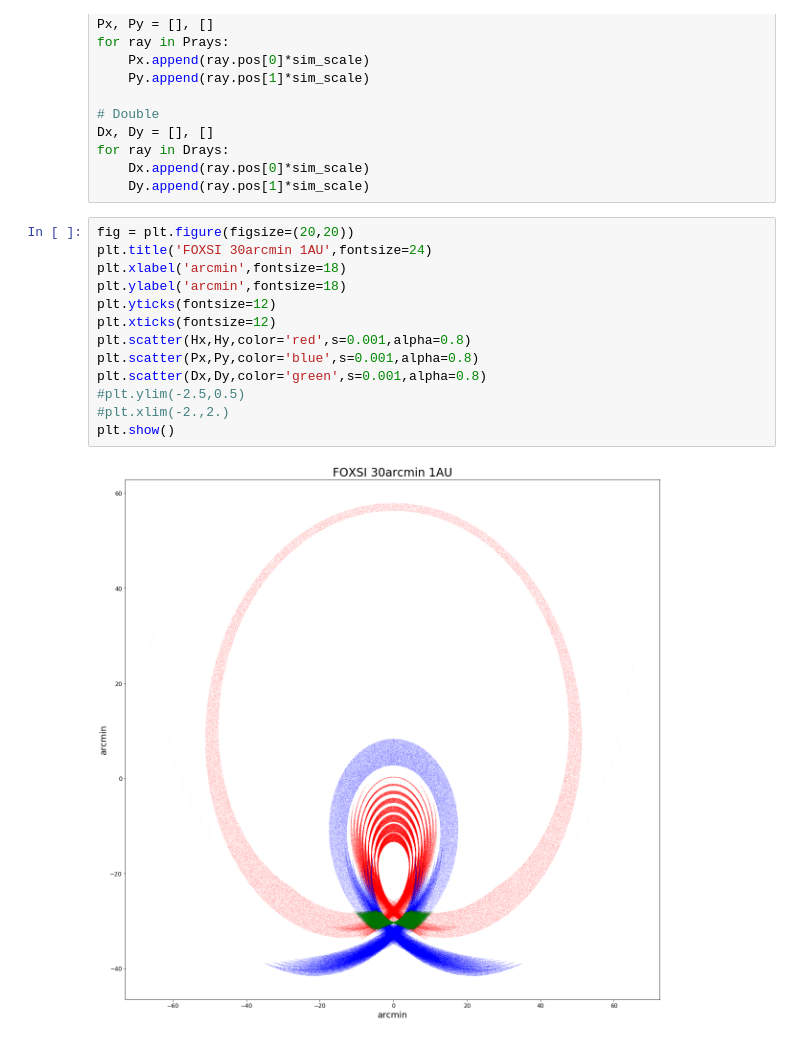
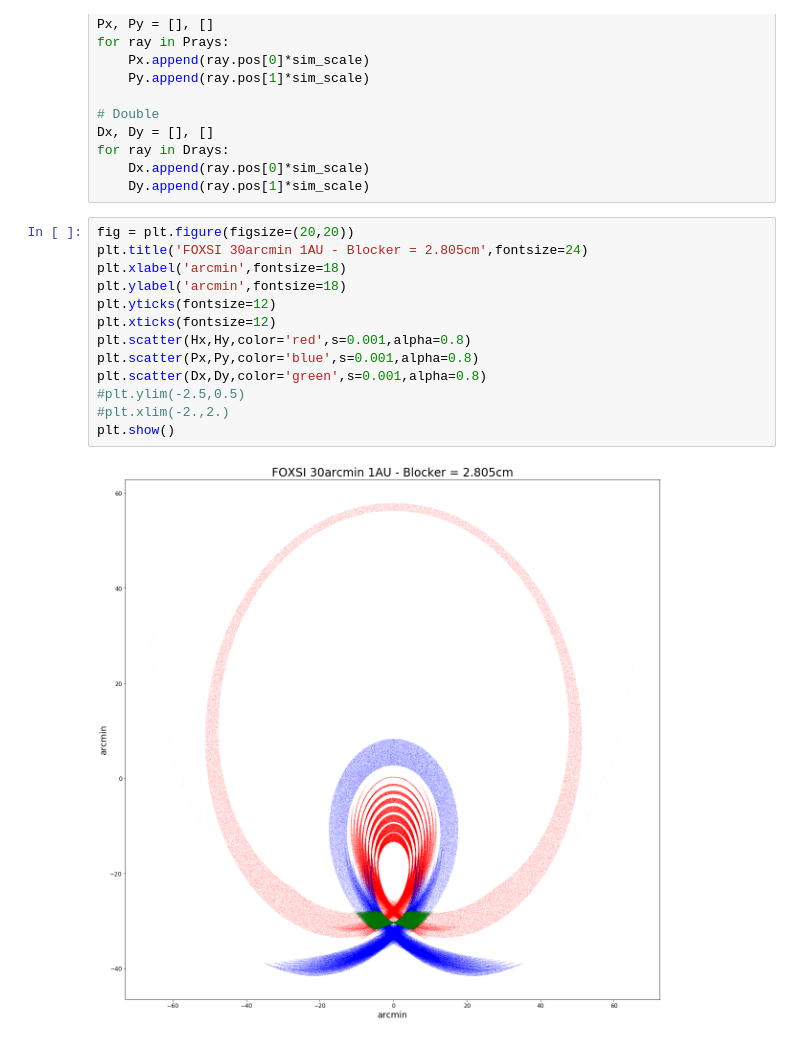
Before and after one commit to pymilo/Milo_RayTracing, a Jupyter notebook: Notebooks/Inner_Blocker_Size_10Shell_1AU.ipynb, the cells around one changed output. Cells and saved outputs as stored; diff of their text form.

```diff
--- a/Notebooks/Inner_Blocker_Size_10Shell_1AU.ipynb
+++ b/Notebooks/Inner_Blocker_Size_10Shell_1AU.ipynb
@@ -57,16 +57,16 @@ for ray in Drays:
     Dy.append(ray.pos[1]*sim_scale)
 # %%
 fig = plt.figure(figsize=(20,20))
-plt.title('FOXSI 30arcmin 1AU',fontsize=24)
+plt.title('FOXSI 30arcmin 1AU - Blocker = 2.805cm',fontsize=24)
 plt.xlabel('arcmin',fontsize=18)
 plt.ylabel('arcmin',fontsize=18)
 plt.yticks(fontsize=12)
 plt.xticks(fontsize=12)
 plt.scatter(Hx,Hy,color='red',s=0.001,alpha=0.8)
 plt.scatter(Px,Py,color='blue',s=0.001,alpha=0.8)
 plt.scatter(Dx,Dy,color='green',s=0.001,alpha=0.8)
 #plt.ylim(-2.5,0.5)
 #plt.xlim(-2.,2.)
 plt.show()
 # %% [output]
-[figure, old version]
+[figure, new version]
```
Also changed, not shown: 2 other files.
